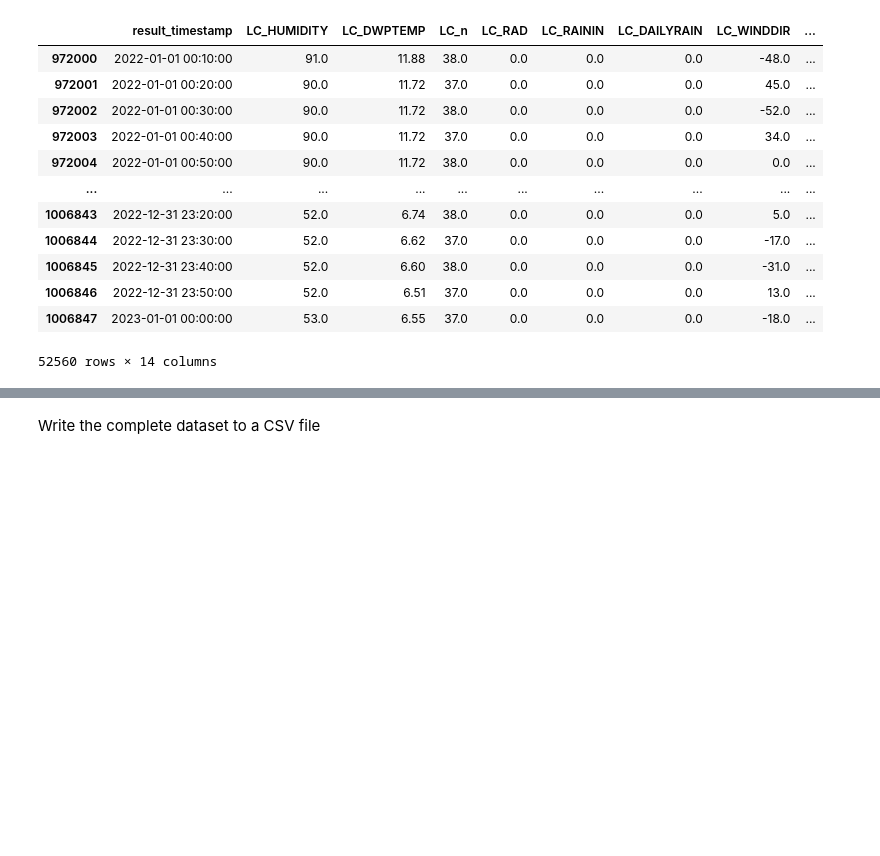
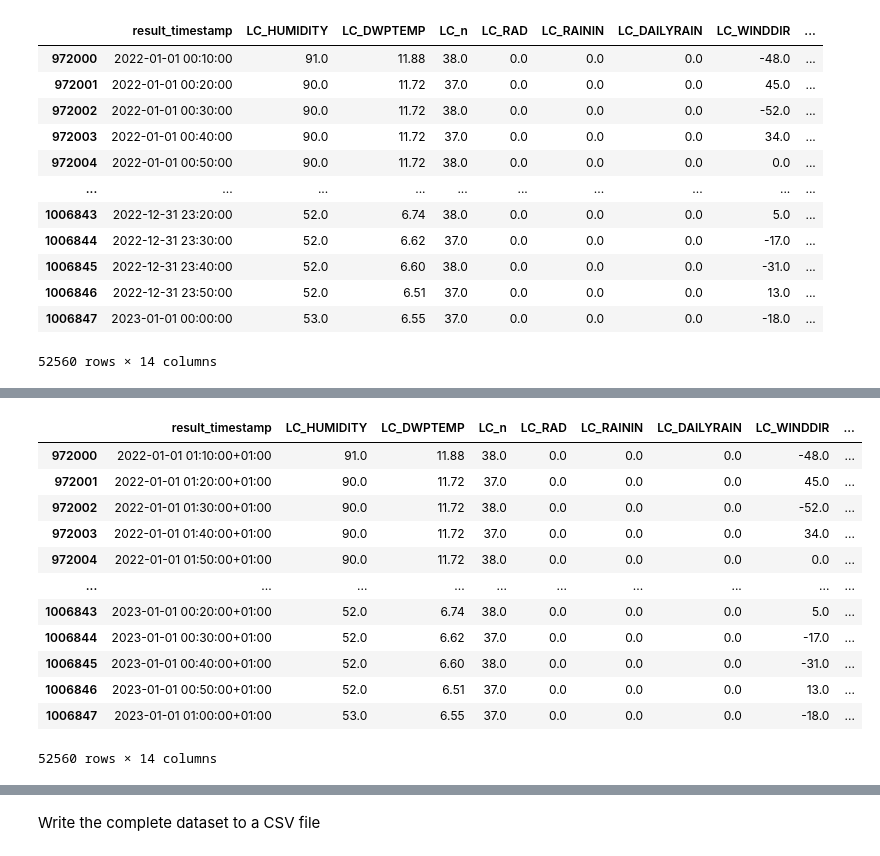
Before and after one commit to IvanaOsredek/ModernDataAnalyticsProject, a Jupyter notebook: CreatingFullDataset.ipynb, the cells around one changed output, grey strips where cells are left out. Saved outputs shown, nothing was run; the diff lists cells and outputs as text; code cells hidden in the pictures; blank space fills up the shorter version.

```diff
--- a/CreatingFullDataset.ipynb
+++ b/CreatingFullDataset.ipynb
@@ -280,0 +318,24 @@ weather_df
+# %%
+#Weather data: convert result_timestamp to local timezone
+
+#Add the UTC timezone information to the result_timestamp
+weather_df['result_timestamp'] = pd.to_datetime(weather_df['result_timestamp']).dt.tz_localize('UTC')
+
+#Change weather data to CET timezone
+weather_df['result_timestamp'] = pd.to_datetime(weather_df['result_timestamp']).dt.tz_convert('CET')
+
+weather_df
+# %% [output]
+|  | result_timestamp | LC_HUMIDITY | LC_DWPTEMP | LC_n | LC_RAD | LC_RAININ | LC_DAILYRAIN | LC_WINDDIR | ... |
+| 972000 | 2022-01-01 01:10:00+01:00 | 91.0 | 11.88 | 38.0 | 0.0 | 0.0 | 0.0 | -48.0 | ... |
+| 972001 | 2022-01-01 01:20:00+01:00 | 90.0 | 11.72 | 37.0 | 0.0 | 0.0 | 0.0 | 45.0 | ... |
+| 972002 | 2022-01-01 01:30:00+01:00 | 90.0 | 11.72 | 38.0 | 0.0 | 0.0 | 0.0 | -52.0 | ... |
+| 972003 | 2022-01-01 01:40:00+01:00 | 90.0 | 11.72 | 37.0 | 0.0 | 0.0 | 0.0 | 34.0 | ... |
+| 972004 | 2022-01-01 01:50:00+01:00 | 90.0 | 11.72 | 38.0 | 0.0 | 0.0 | 0.0 | 0.0 | ... |
+| ... | ... | ... | ... | ... | ... | ... | ... | ... | ... |
+| 1006843 | 2023-01-01 00:20:00+01:00 | 52.0 | 6.74 | 38.0 | 0.0 | 0.0 | 0.0 | 5.0 | ... |
+| 1006844 | 2023-01-01 00:30:00+01:00 | 52.0 | 6.62 | 37.0 | 0.0 | 0.0 | 0.0 | -17.0 | ... |
+| 1006845 | 2023-01-01 00:40:00+01:00 | 52.0 | 6.60 | 38.0 | 0.0 | 0.0 | 0.0 | -31.0 | ... |
+| 1006846 | 2023-01-01 00:50:00+01:00 | 52.0 | 6.51 | 37.0 | 0.0 | 0.0 | 0.0 | 13.0 | ... |
+| 1006847 | 2023-01-01 01:00:00+01:00 | 53.0 | 6.55 | 37.0 | 0.0 | 0.0 | 0.0 | -18.0 | ... |
+52560 rows × 14 columns
```
Also changed, not shown: parts of 11 cells of this notebook.
